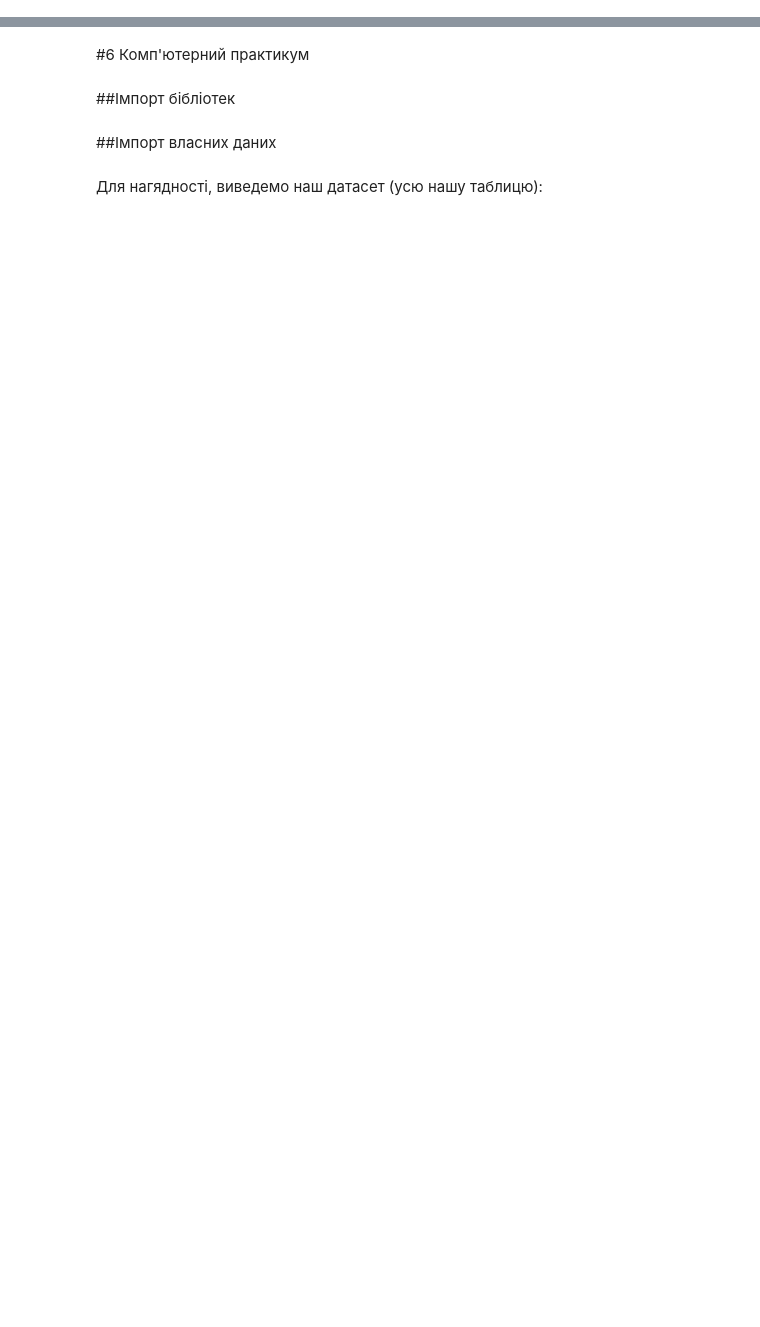
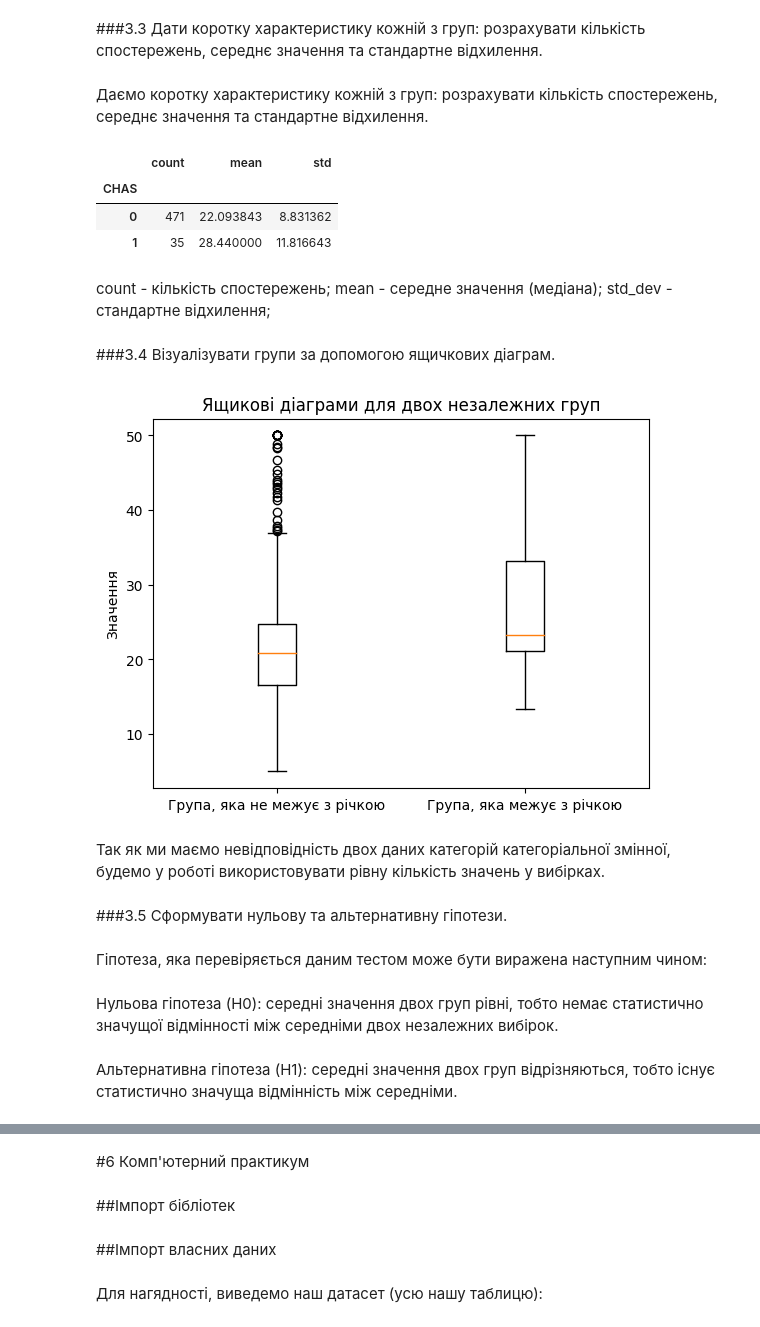
Before and after one commit to kurkur19/Analysis-BMD-Al-Khmuz-BS-25, a Jupyter notebook: Untitled0.ipynb, the cells around one changed output, grey strips where cells are left out. Cells and saved outputs as stored; diff of their text form; code cells hidden in the pictures; blank space fills up the shorter version.

```diff
--- a/Untitled0.ipynb
+++ b/Untitled0.ipynb
@@ -2,0 +19,2 @@
+# %%
+boston = pd.read_csv("https://raw.githubusercontent.com/kurkur19/Analysis-BMD-Al-Khmuz-BS-25/data/boston%20(1).csv")
@@ -2,0 +56,4 @@
+# %%
+random_medv = np.random.randint(1, 6, size=boston['MEDV'].shape)
+boston['MEDV_Random'] = boston['MEDV'] * random_medv
+boston[['MEDV', 'MEDV_Random']].head()
@@ -2,0 +130,38 @@
+# %% [markdown]
+###3.3 Дати коротку характеристику кожній з груп: розрахувати кількість спостережень, середнє значення та стандартне відхилення.
+# %% [markdown]
+Даємо коротку характеристику кожній з груп: розрахувати кількість спостережень, середнє значення та стандартне відхилення.
+# %%
+chas_0_1.groupby(['CHAS'])['MEDV'].agg(['count', 'mean', 'std'])
+# %% [output]
+|  | count | mean | std |
+| CHAS |  |  |  |
+| 0 | 471 | 22.093843 | 8.831362 |
+| 1 | 35 | 28.440000 | 11.816643 |
+# %% [markdown]
+count - кількість спостережень;
+mean - середне значення (медіана);
+std_dev - стандартне відхилення;
+# %% [markdown]
+###3.4 Візуалізувати групи за допомогою ящичкових діаграм.
+# %%
+plt.boxplot([boston[boston['CHAS'] == 0]['MEDV'], boston[boston['CHAS'] == 1]['MEDV']], labels = ["Група, яка не межує з річкою", "Група, яка межує з річкою" ])
+plt.title("Ящикові діаграми для двох незалежних груп")
+plt.ylabel("Значення")
+plt.show()
+# %% [output]
+[figure, added]
+# %% [markdown]
+Так як ми маємо невідповідність двох даних категорій категоріальної змінної, будемо у роботі використовувати рівну кількість значень у вибірках.
+# %% [markdown]
+###3.5 Сформувати нульову та альтернативну гіпотези.
+# %% [markdown]
+Гіпотеза, яка перевіряється даним тестом може бути виражена наступним
+чином:
+# %% [markdown]
+Нульова гіпотеза (H0): середні значення двох груп рівні, тобто немає
+статистично значущої відмінності між середніми двох незалежних
+вибірок.
+# %% [markdown]
+Альтернативна гіпотеза (H1): середні значення двох груп відрізняються,
+тобто існує статистично значуща відмінність між середніми.
```
Also changed, not shown: parts of 91 cells of this notebook.
